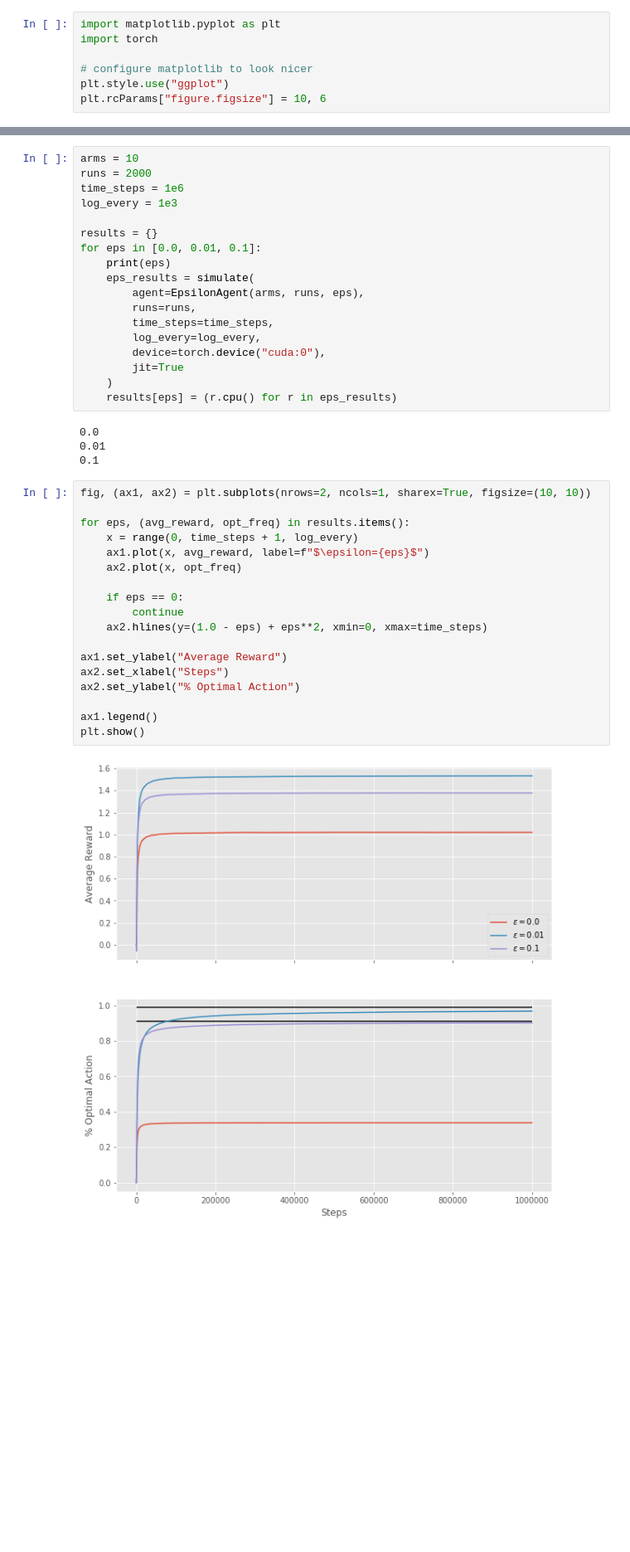
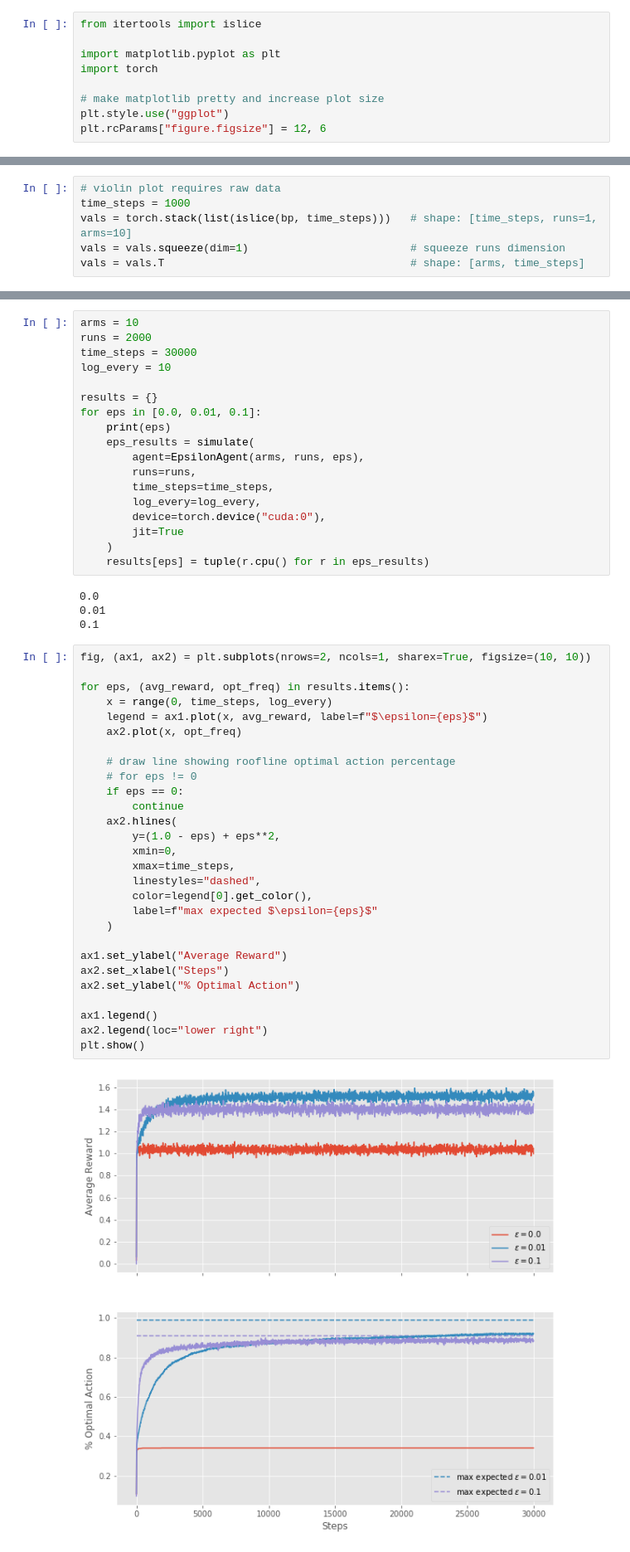
Before and after one commit to samgd/rl, a Jupyter notebook: rl_book_notes/part_1/multi-armed_bandits.ipynb, the cells around one changed output, grey strips where cells are left out. Shown: that part at 83% size. Cells and saved outputs as stored; diff of their text form; blank space fills up the shorter version.

```diff
--- a/rl_book_notes/part_1/multi-armed_bandits.ipynb
+++ b/rl_book_notes/part_1/multi-armed_bandits.ipynb
@@ -65,7 +140,9 @@ The code below implements a 10-_armed testbed_ to evaluate the practical effecti
 # %%
+from itertools import islice
+
 import matplotlib.pyplot as plt
 import torch
 
-# configure matplotlib to look nicer
+# make matplotlib pretty and increase plot size
 plt.style.use("ggplot")
-plt.rcParams["figure.figsize"] = 10, 6
+plt.rcParams["figure.figsize"] = 12, 6
@@ -94,3 +189,9 @@ vals = torch.normal(means, stds)
+# %%
+# violin plot requires raw data
+time_steps = 1000
+vals = torch.stack(list(islice(bp, time_steps)))   # shape: [time_steps, runs=1, arms=10]
+vals = vals.squeeze(dim=1)                         # squeeze runs dimension
+vals = vals.T                                      # shape: [arms, time_steps]
 # %%
 plt.violinplot(dataset=vals, showmeans=True)
 
@@ -194,8 +337,8 @@ def simulate(agent, runs, time_steps, log_every=1, device=torch.device("cpu"), j
 # %%
 arms = 10
 runs = 2000
-time_steps = 1e6
-log_every = 1e3
+time_steps = 30000
+log_every = 10
 
 results = {}
 for eps in [0.0, 0.01, 0.1]:
@@ -208,7 +351,7 @@ for eps in [0.0, 0.01, 0.1]:
         device=torch.device("cuda:0"),
         jit=True
     )
-    results[eps] = (r.cpu() for r in eps_results)
+    results[eps] = tuple(r.cpu() for r in eps_results)
 # %% [output]
 0.0
 0.01
@@ -216,20 +359,30 @@ for eps in [0.0, 0.01, 0.1]:
 # %%
 fig, (ax1, ax2) = plt.subplots(nrows=2, ncols=1, sharex=True, figsize=(10, 10))
 
 for eps, (avg_reward, opt_freq) in results.items():
-    x = range(0, time_steps + 1, log_every)
-    ax1.plot(x, avg_reward, label=f"$\epsilon={eps}$")
+    x = range(0, time_steps, log_every)
+    legend = ax1.plot(x, avg_reward, label=f"$\epsilon={eps}$")
     ax2.plot(x, opt_freq)
 
+    # draw line showing roofline optimal action percentage
+    # for eps != 0
     if eps == 0:
         continue
-    ax2.hlines(y=(1.0 - eps) + eps**2, xmin=0, xmax=time_steps)
+    ax2.hlines(
+        y=(1.0 - eps) + eps**2,
+        xmin=0,
+        xmax=time_steps,
+        linestyles="dashed",
+        color=legend[0].get_color(),
+        label=f"max expected $\epsilon={eps}$"
+    )
 
 ax1.set_ylabel("Average Reward")
 ax2.set_xlabel("Steps")
 ax2.set_ylabel("% Optimal Action")
 
 ax1.legend()
+ax2.legend(loc="lower right")
 plt.show()
 # %% [output]
-[figure, old version]
+[figure, new version]
```
Also changed, not shown: parts of 10 cells of this notebook.
